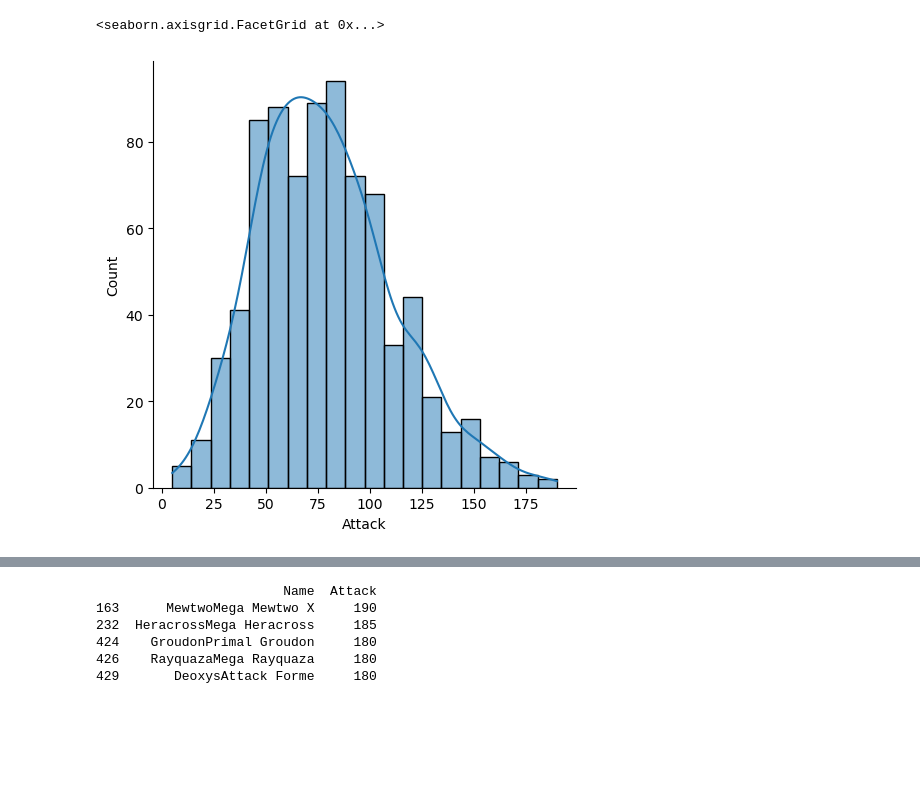
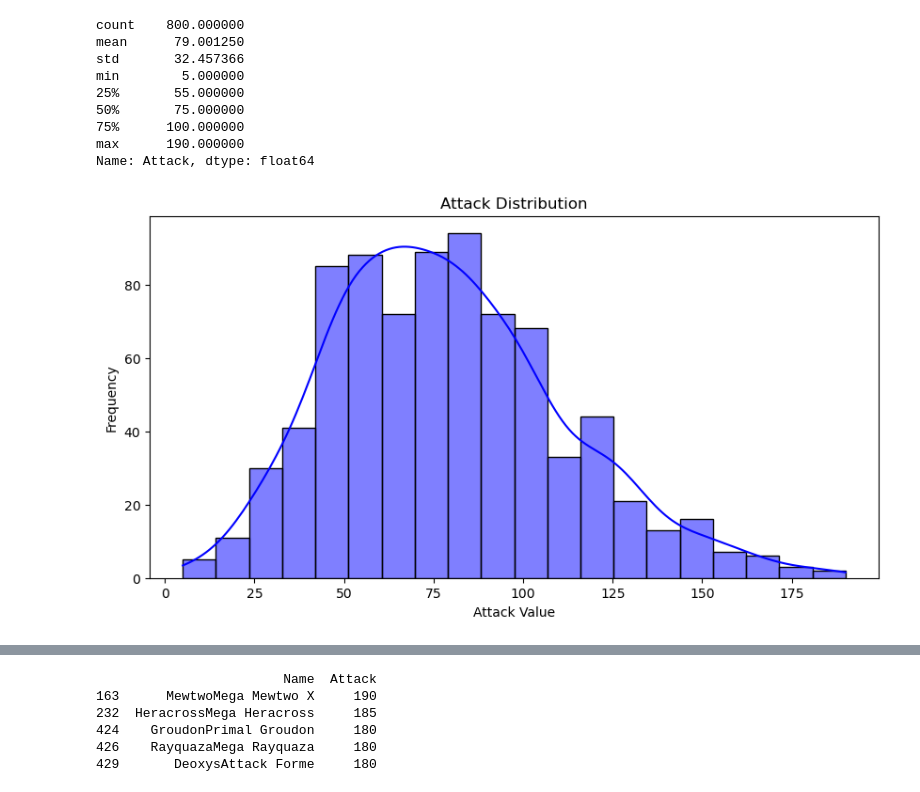
Before and after one commit to AbirpandA/pokemon_da, a Jupyter notebook: pokemon.ipynb, the cells around one changed output, grey strips where cells are left out. Cells and saved outputs as stored; diff of their text form; code cells hidden in the pictures; blank space fills up the shorter version.

```diff
--- a/pokemon.ipynb
+++ b/pokemon.ipynb
@@ -3,4 +5,4 @@ import pandas as pd
 import matplotlib.pyplot as plt
 import seaborn as sns
 
-df = pd.read_csv('pokemon_data.csv')
+Pokemon_df = pd.read_csv('pokemon_data.csv')
@@ -13,5 +55,22 @@ sns.countplot(df['Type 1'])
+# %%
+Pokemon_df['Attack'].describe()
+# %% [output]
+count    800.000000
+mean      79.001250
+std       32.457366
+min        5.000000
+25%       55.000000
+50%       75.000000
+75%      100.000000
+max      190.000000
+Name: Attack, dtype: float64
 # %%
-sns.displot(df.Attack,kde=True)
+plt.figure(figsize=(10,5))
+Attack_order= Pokemon_df['Attack'].value_counts().index
+sns.histplot(data=Pokemon_df, x='Attack', bins=20, kde=True, color='blue')
+plt.xlabel('Attack Value')
+plt.ylabel('Frequency')
+plt.title('Attack Distribution')
+plt.show()
 # %% [output]
-<seaborn.axisgrid.FacetGrid at 0x...>
-[figure, old version]
+[figure, new version]
```
Also changed, not shown: parts of 8 cells of this notebook.
